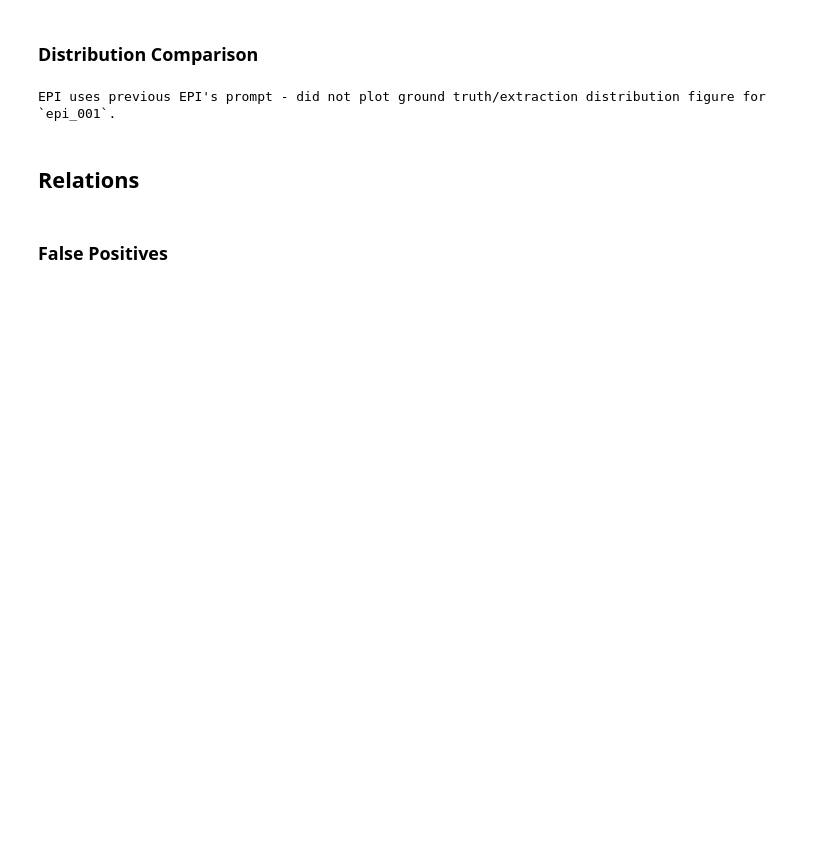
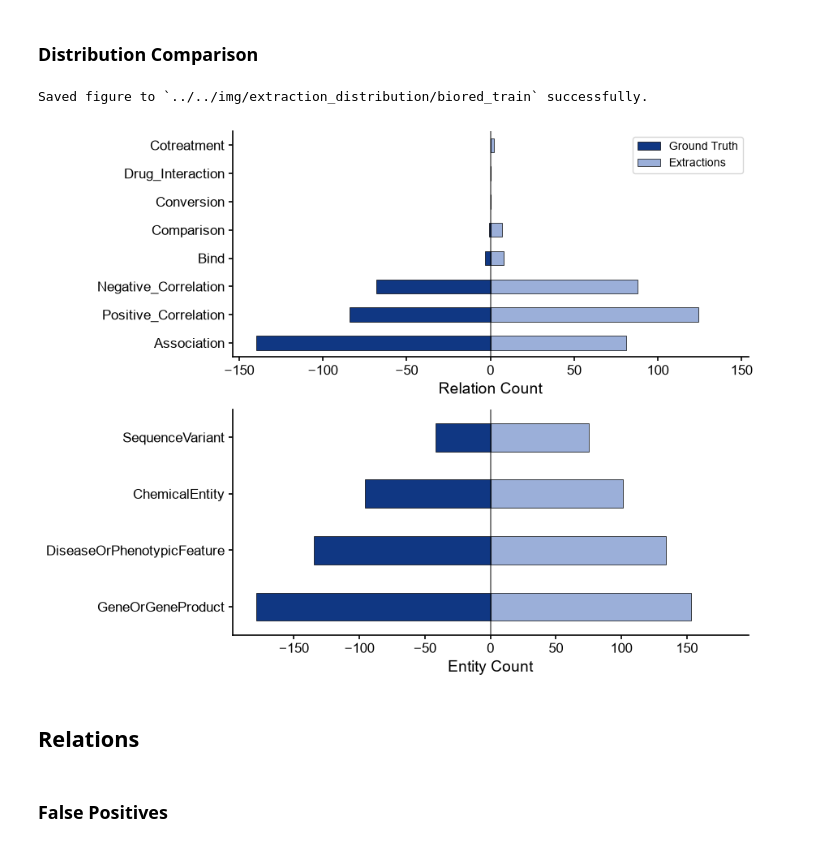
Before and after one commit to wesroots/biomedical_kg_thesis, a Jupyter notebook: src/experiments/extraction_pipeline.ipynb, the cells around one changed output. Drawn from its saved outputs; the diff is of its cells as text; code cells hidden in the pictures; blank space fills up the shorter version.

```diff
--- a/src/experiments/extraction_pipeline.ipynb
+++ b/src/experiments/extraction_pipeline.ipynb
@@ -320,15 +312,21 @@ error_summary(epi_log)
 # %% [markdown]
 ### Distribution Comparison
 # %%
-if EPI_NUM != "001" and epi_setup["reuse_api_call"] == False:
-    plot_dist_comparison(epi_log, ground_truths, save=SAVE_FIG)
-else:
+if EPI_NUM == "001":
+    print(
+        "Extraction distribution analaysis is not conducted on 'epi_001' - "
+        "extractions are not bound to fixed sets."
+    )
+elif epi_setup["reuse_api_call"] == True:
     print(
         f"EPI uses previous EPI's prompt - "
         f"did not plot ground truth/extraction distribution figure for `epi_{EPI_NUM}`."
     )
+else:
+    plot_dist_comparison(epi_log, ground_truths, save=SAVE_FIG)
 # %% [output]
-EPI uses previous EPI's prompt - did not plot ground truth/extraction distribution figure for `epi_001`.
+Saved figure to `../../img/extraction_distribution/biored_train` successfully.
+[figure, added]
 # %% [markdown]
 ## Relations
 # %% [markdown]
```
Also changed, not shown: parts of 12 cells of this notebook, 17 other files.
